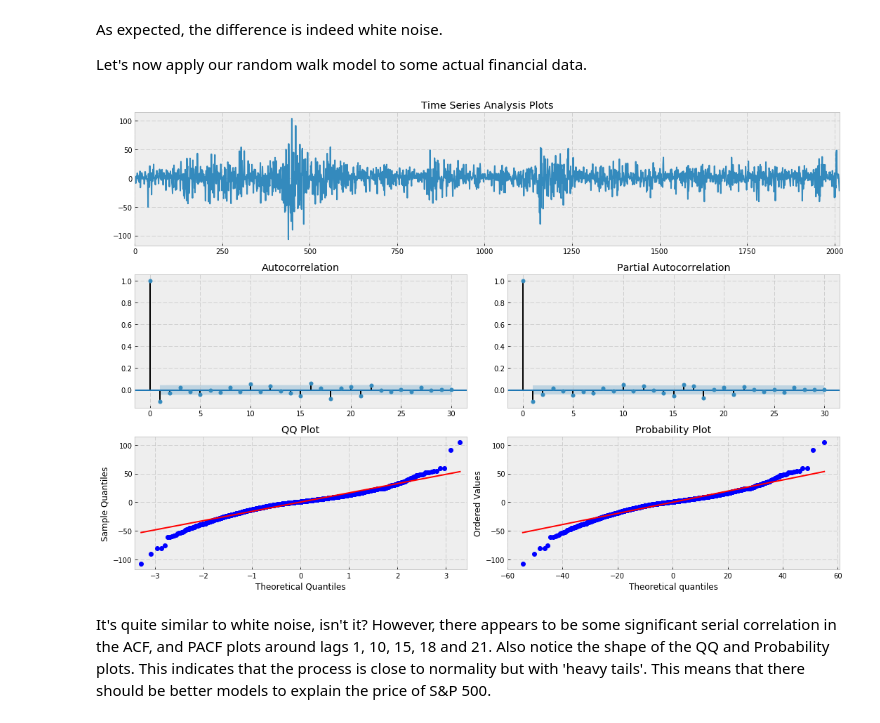
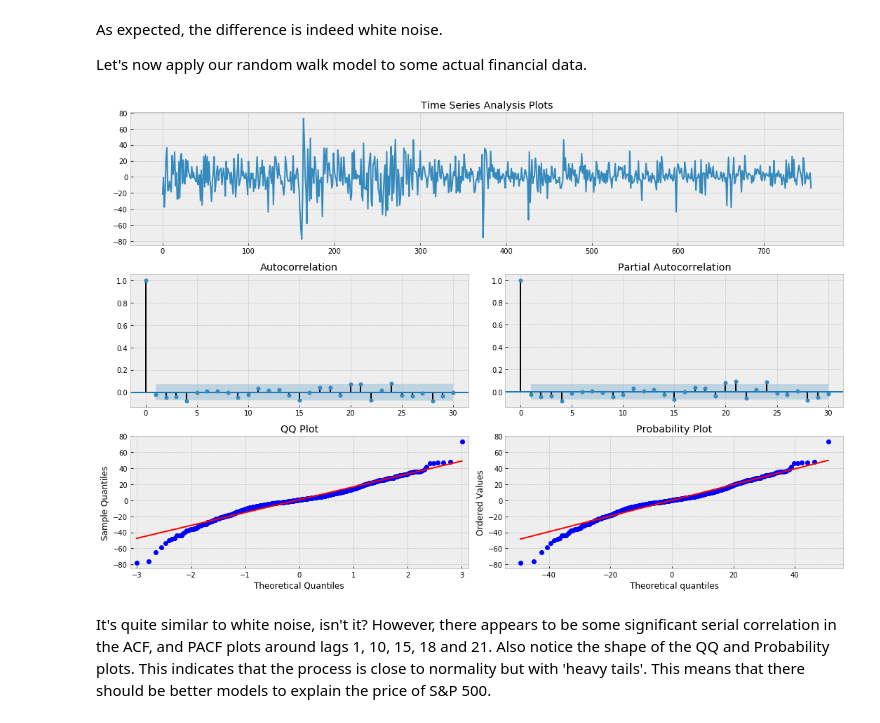
Before and after one commit to Auquan/Tutorials, a Jupyter notebook: Time Series Analysis - 1.ipynb, the cells around one changed output. Cells and saved outputs as stored; diff of their text form; code cells hidden in the pictures.

```diff
--- a/Time Series Analysis - 1.ipynb
+++ b/Time Series Analysis - 1.ipynb
@@ -51,0 +34,16 @@ Reading MSFT
+# %%
+from backtester.dataSource.yahoo_data_source import YahooStockDataSource
+startDateStr = '2014/12/31'
+endDateStr = '2017/12/31'
+cachedFolderName = '/Users/dell/Auquan/auquantoolbox/yahooData/'
+dataSetId = 'testPairsTrading'
+instrumentIds = ['^GSPC','DOW','MSFT']
+ds = YahooStockDataSource(cachedFolderName=cachedFolderName,
+                            dataSetId=dataSetId,
+                            instrumentIds=instrumentIds,
+                            startDateStr=startDateStr,
+                            endDateStr=endDateStr,
+                            event='history')
+data = ds.getBookDataByFeature()['adjClose']
+# log returns
+lrets = np.log(data/data.shift(1)).dropna()
@@ -199,10 +205,10 @@ As expected, the difference is indeed white noise.
 
 Let's now apply our random walk model to some actual financial data.
 # %%
-# First difference of SPY prices
-_ = tsplot(np.diff(data.SPX), lags=30)
+# First difference of SPX prices
+_ = tsplot(np.diff(data['^GSPC']), lags=30)
 # %% [output]
-[figure, old version]
+[figure, new version]
 # %% [markdown]
 It's quite similar to white noise, isn't it? However, there appears to be some significant serial correlation in the ACF, and PACF plots around lags 1, 10, 15, 18 and 21. Also notice the shape of the QQ and Probability plots. This indicates that the process is close to normality but with 'heavy tails'. This means that there should be better models to explain the price of S&P 500.
 # %% [markdown]
```
Also changed, not shown: parts of 11 cells of this notebook.
